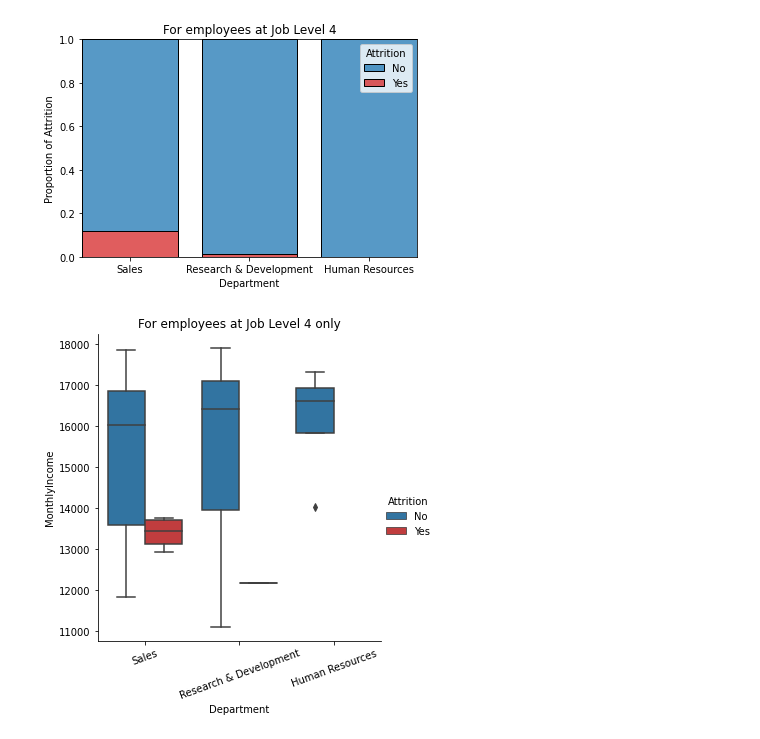
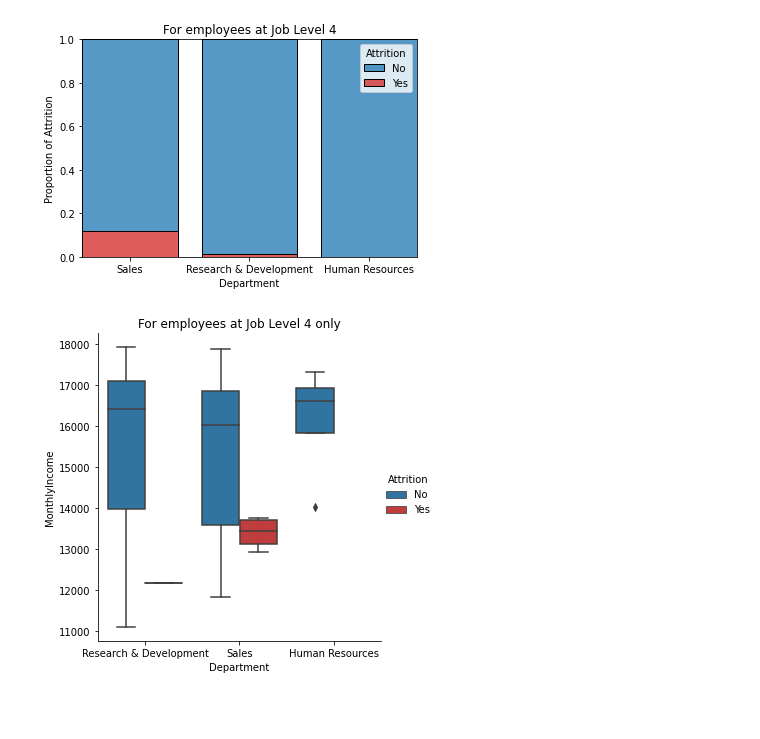
Before and after one commit to Wincenttjoi/employee-data-visualization, a Jupyter notebook: Final.ipynb, the cells around one changed output. Drawn from its saved outputs; the diff is of its cells as text; code cells hidden in the pictures; blank space fills up the shorter version.

```diff
--- a/Final.ipynb
+++ b/Final.ipynb
@@ -159,10 +130,10 @@ plt.show()
 # %%
 ### Box plot for y = Income, x = Department, hue = Attrition when joblevel = 4
 p = sns.catplot(y='MonthlyIncome', x='Department', hue='Attrition', kind="box",
             data=df.where(df['JobLevel'] == 4), hue_order=['No', 'Yes'],
-            palette=["C0", "C3"])
+            palette=["C0", "C3"], order=['Research & Development', 'Sales', 'Human Resources'])
 plt.title("For employees at Job Level 4 only")
-plt.xticks(rotation=20)
+# plt.xticks(rotation=10)
 plt.show()
 # %% [output]
-[figure, old version]
+[figure, new version]
```
Also changed, not shown: parts of 7 cells of this notebook.
